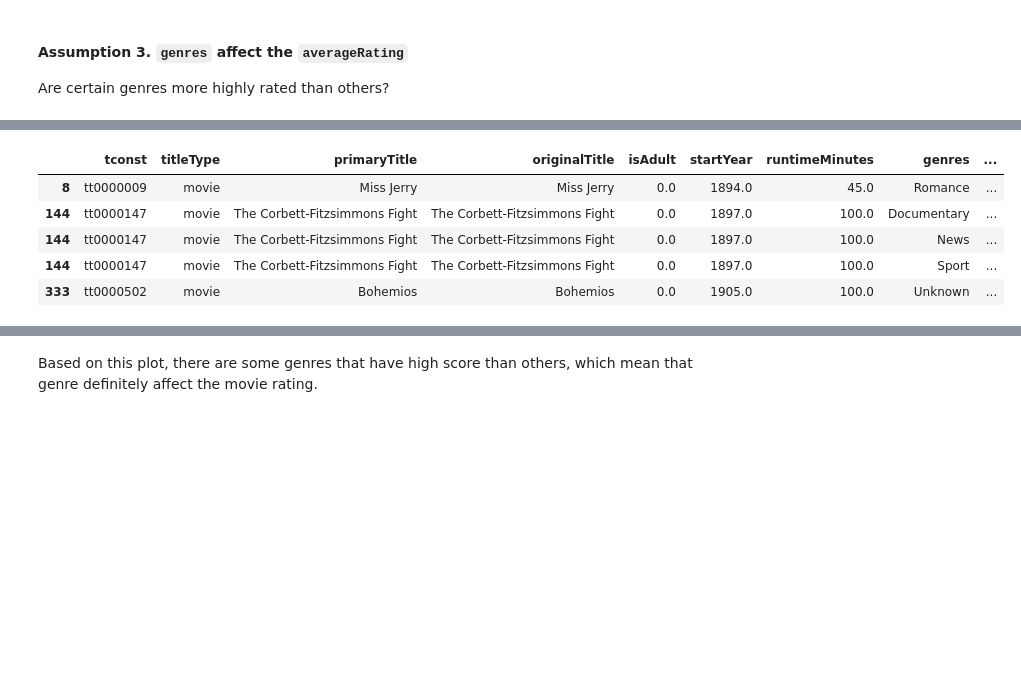
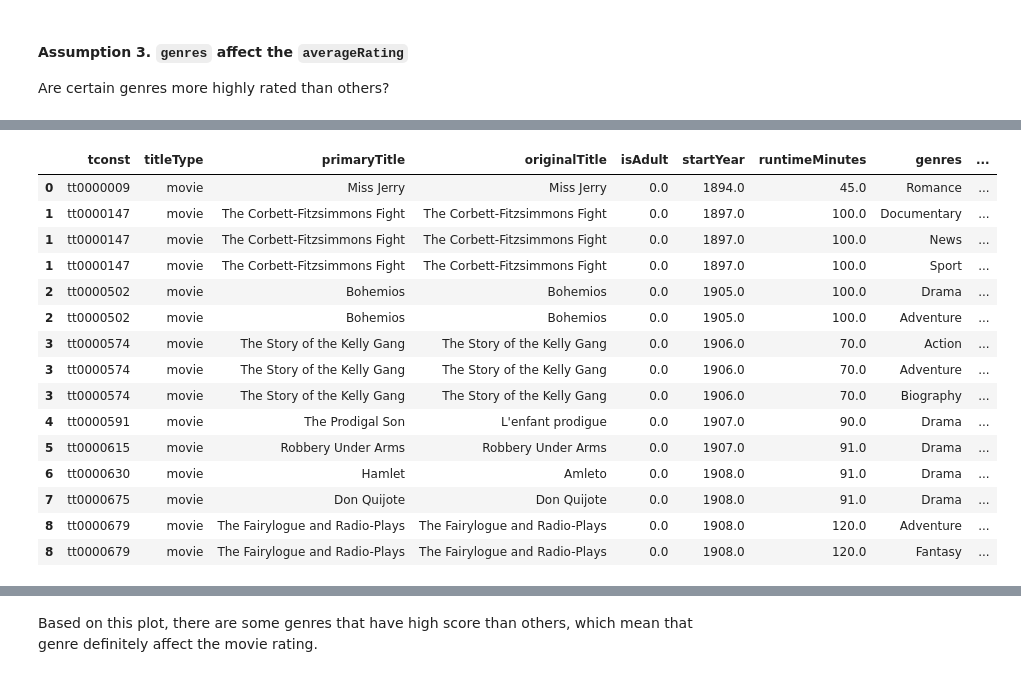
Before and after one commit to jyok117/imdb-movie-rating-prediction, a Jupyter notebook: imdb_movie_rating_prediction.ipynb, the cells around one changed output, grey strips where cells are left out. Cells and saved outputs as stored; diff of their text form; code cells hidden in the pictures; blank space fills up the shorter version.

```diff
--- a/imdb_movie_rating_prediction.ipynb
+++ b/imdb_movie_rating_prediction.ipynb
@@ -224,0 +326,15 @@ movies['genres'] = movies['genres'].fillna('Unknown')
+# %%
+def impute_genres(row):
+    # Check if genres list is empty or contains only None values
+    if row['genres'] is np.nan:
+        # Check if 'directors' is not NaN
+        if row['directors'] is not np.nan:
+            genres = [directors_genres[director] for director in row['directors'] if director in directors_genres]
+            genres = [item for sublist in genres for item in sublist]  # flatten the list of lists
+            # Calculate the frequency of each genre and select the top 3
+            genres = pd.Series(genres, dtype='object').value_counts().index[:3].tolist()
+            return genres if genres else ['Unknown']
+        else:
+            return ['Unknown']
+    else:
+        return row['genres']
@@ -224,0 +383,3 @@ movies['genres'] = movies['genres'].fillna('Unknown')
+# %%
+# Apply the function
+movies['genres'] = movies.apply(impute_genres, axis=1)
@@ -249,0 +429,2 @@ Let's find some answers to some of the questions using the plots and the data.
+# %%
+movies = movies.drop(columns='directors')
@@ -314,6 +532,3 @@ plt.show()
 #### Assumption 3. `genres` affect the `averageRating`
 
 Are certain genres more highly rated than others?
-# %%
-# Split the genres string into a list of strings
-movies['genres'] = movies['genres'].apply(lambda x: x.split(","))
@@ -330,14 +536,24 @@ movies.head()
 # explode genres on movies
 movies_exploded = movies.assign(genres=movies['genres']).explode('genres')
 # %%
-movies_exploded.head()
+movies_exploded.head(15)
 # %% [output]
 |  | tconst | titleType | primaryTitle | originalTitle | isAdult | startYear | runtimeMinutes | genres | ... |
-| 8 | tt0000009 | movie | Miss Jerry | Miss Jerry | 0.0 | 1894.0 | 45.0 | Romance | ... |
-| 144 | tt0000147 | movie | The Corbett-Fitzsimmons Fight | The Corbett-Fitzsimmons Fight | 0.0 | 1897.0 | 100.0 | Documentary | ... |
-| 144 | tt0000147 | movie | The Corbett-Fitzsimmons Fight | The Corbett-Fitzsimmons Fight | 0.0 | 1897.0 | 100.0 | News | ... |
-| 144 | tt0000147 | movie | The Corbett-Fitzsimmons Fight | The Corbett-Fitzsimmons Fight | 0.0 | 1897.0 | 100.0 | Sport | ... |
-| 333 | tt0000502 | movie | Bohemios | Bohemios | 0.0 | 1905.0 | 100.0 | Unknown | ... |
+| 0 | tt0000009 | movie | Miss Jerry | Miss Jerry | 0.0 | 1894.0 | 45.0 | Romance | ... |
+| 1 | tt0000147 | movie | The Corbett-Fitzsimmons Fight | The Corbett-Fitzsimmons Fight | 0.0 | 1897.0 | 100.0 | Documentary | ... |
+| 1 | tt0000147 | movie | The Corbett-Fitzsimmons Fight | The Corbett-Fitzsimmons Fight | 0.0 | 1897.0 | 100.0 | News | ... |
+| 1 | tt0000147 | movie | The Corbett-Fitzsimmons Fight | The Corbett-Fitzsimmons Fight | 0.0 | 1897.0 | 100.0 | Sport | ... |
+| 2 | tt0000502 | movie | Bohemios | Bohemios | 0.0 | 1905.0 | 100.0 | Drama | ... |
+| 2 | tt0000502 | movie | Bohemios | Bohemios | 0.0 | 1905.0 | 100.0 | Adventure | ... |
+| 3 | tt0000574 | movie | The Story of the Kelly Gang | The Story of the Kelly Gang | 0.0 | 1906.0 | 70.0 | Action | ... |
+| 3 | tt0000574 | movie | The Story of the Kelly Gang | The Story of the Kelly Gang | 0.0 | 1906.0 | 70.0 | Adventure | ... |
+| 3 | tt0000574 | movie | The Story of the Kelly Gang | The Story of the Kelly Gang | 0.0 | 1906.0 | 70.0 | Biography | ... |
+| 4 | tt0000591 | movie | The Prodigal Son | L'enfant prodigue | 0.0 | 1907.0 | 90.0 | Drama | ... |
+| 5 | tt0000615 | movie | Robbery Under Arms | Robbery Under Arms | 0.0 | 1907.0 | 91.0 | Drama | ... |
+| 6 | tt0000630 | movie | Hamlet | Amleto | 0.0 | 1908.0 | 91.0 | Drama | ... |
+| 7 | tt0000675 | movie | Don Quijote | Don Quijote | 0.0 | 1908.0 | 91.0 | Drama | ... |
+| 8 | tt0000679 | movie | The Fairylogue and Radio-Plays | The Fairylogue and Radio-Plays | 0.0 | 1908.0 | 120.0 | Adventure | ... |
+| 8 | tt0000679 | movie | The Fairylogue and Radio-Plays | The Fairylogue and Radio-Plays | 0.0 | 1908.0 | 120.0 | Fantasy | ... |
 # %%
 # box plot for avgRatings for each genre
 plt.figure(figsize=(10,6))
```
Also changed, not shown: parts of 59 cells of this notebook.
